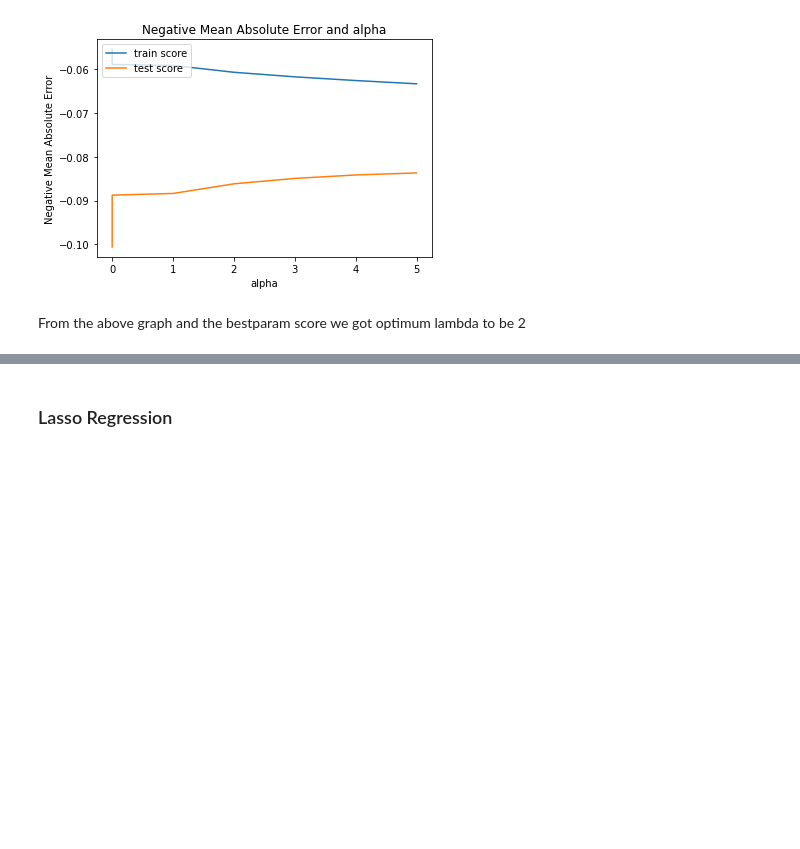
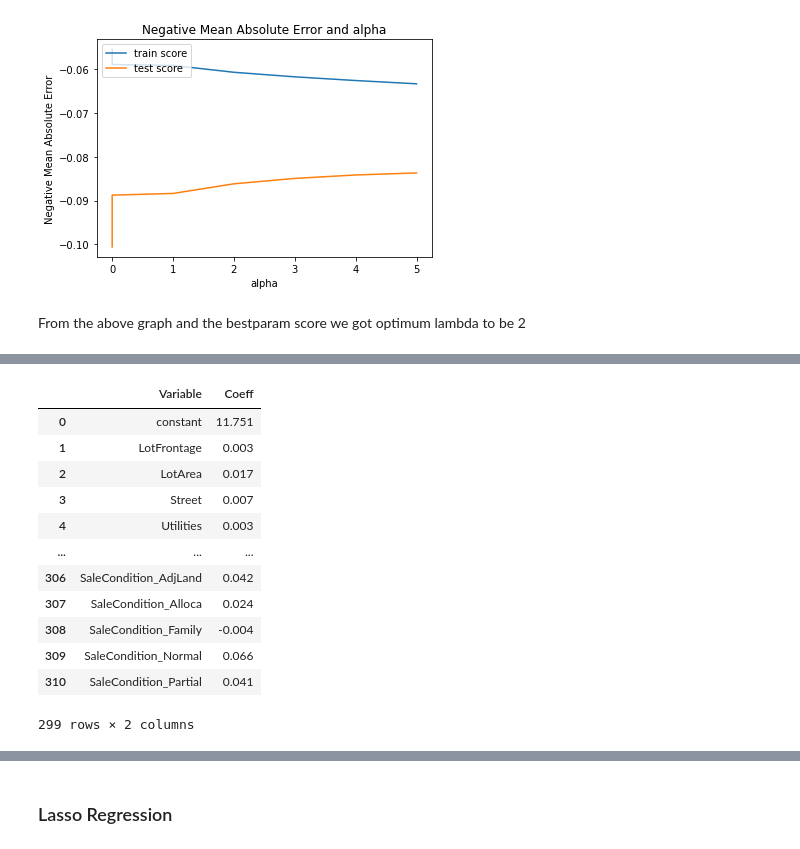
Before and after one commit to an32k/Ridge_Lasso_House_Price_Prediction, a Jupyter notebook: Advanced Regression - House Price Prediction.ipynb, the cells around one changed output, grey strips where cells are left out. Drawn from its saved outputs; the diff is of its cells as text; code cells hidden in the pictures; blank space fills up the shorter version.

```diff
--- a/Advanced Regression - House Price Prediction.ipynb
+++ b/Advanced Regression - House Price Prediction.ipynb
@@ -571,0 +597,18 @@ RMSE : 0.10717121383970893
+# %%
+#removing the feature where coefficient is 0
+dfRidge = pd.DataFrame(dfRidge[(dfRidge['Coeff'] != 0)])
+dfRidge
+# %% [output]
+|  | Variable | Coeff |
+| 0 | constant | 11.751 |
+| 1 | LotFrontage | 0.003 |
+| 2 | LotArea | 0.017 |
+| 3 | Street | 0.007 |
+| 4 | Utilities | 0.003 |
+| ... | ... | ... |
+| 306 | SaleCondition_AdjLand | 0.042 |
+| 307 | SaleCondition_Alloca | 0.024 |
+| 308 | SaleCondition_Family | -0.004 |
+| 309 | SaleCondition_Normal | 0.066 |
+| 310 | SaleCondition_Partial | 0.041 |
+299 rows × 2 columns
```
Also changed, not shown: parts of 10 cells of this notebook.
